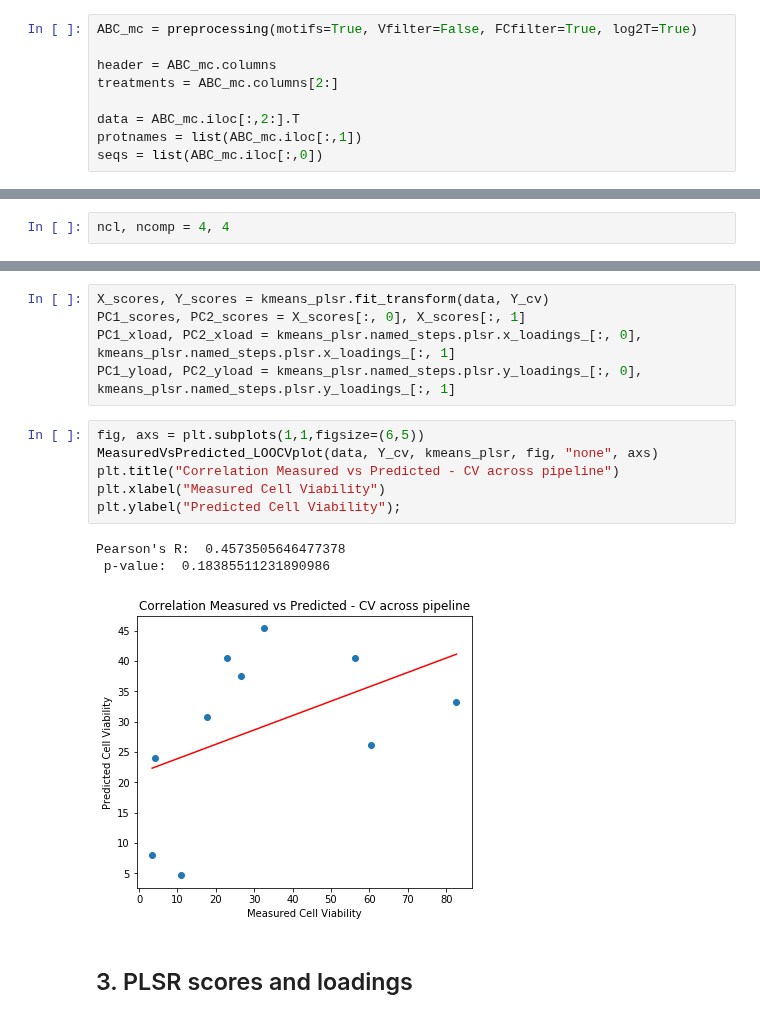
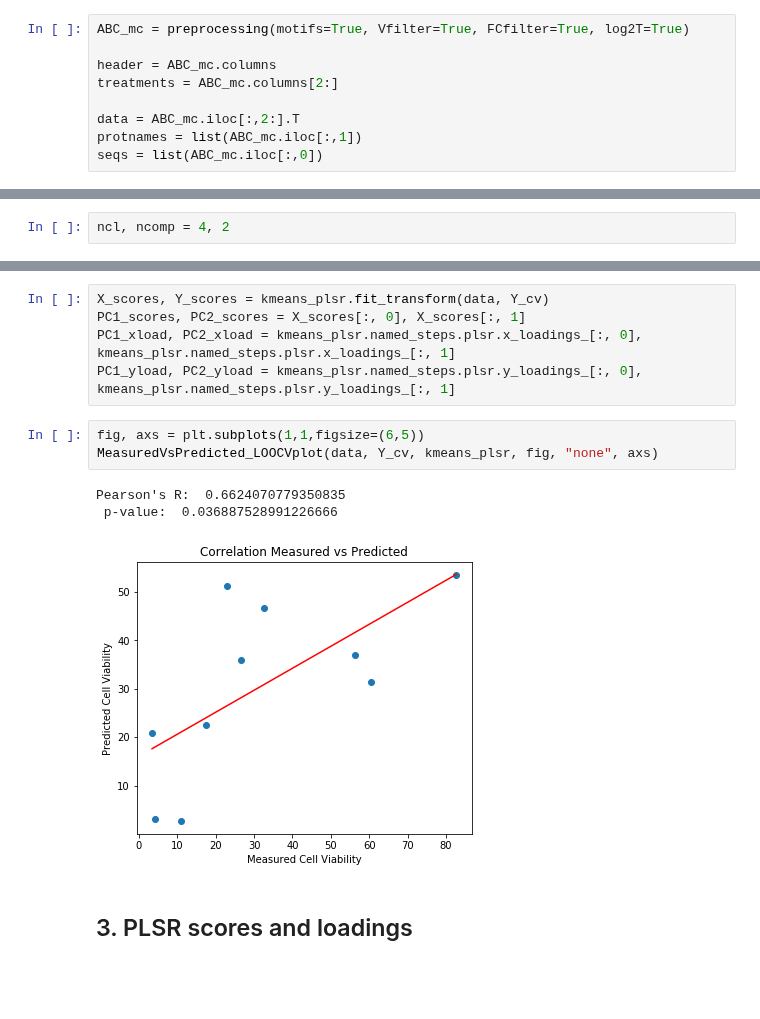
Before and after one commit to meyer-lab/DDMC, a Jupyter notebook: Figure2_kmeansPLSR.ipynb, the cells around one changed output, grey strips where cells are left out. Cells and saved outputs as stored; diff of their text form; blank space fills up the shorter version.

```diff
--- a/Figure2_kmeansPLSR.ipynb
+++ b/Figure2_kmeansPLSR.ipynb
@@ -23,7 +23,7 @@ warnings.simplefilter("ignore")
 # %% [markdown]
 ### Phosphorylation measurements:
 # %%
-ABC_mc = preprocessing(motifs=True, Vfilter=False, FCfilter=True, log2T=True)
+ABC_mc = preprocessing(motifs=True, Vfilter=True, FCfilter=True, log2T=True)
 
 header = ABC_mc.columns
 treatments = ABC_mc.columns[2:]
@@ -115,7 +133,7 @@ CVresults_min.nlargest(20, "mean_test_scores")
 # %% [markdown]
 ## 2. Model Predicted vs Actual for best Hyperparameter Set
 # %%
-ncl, ncomp = 4, 4
+ncl, ncomp = 4, 2
 # %% [markdown]
 ### 2.1 With CV Strategy 1:
 # %%
@@ -141,13 +159,10 @@ PC1_yload, PC2_yload = kmeans_plsr.named_steps.plsr.y_loadings_[:, 0], kmeans_pl
 # %%
 fig, axs = plt.subplots(1,1,figsize=(6,5))
 MeasuredVsPredicted_LOOCVplot(data, Y_cv, kmeans_plsr, fig, "none", axs)
-plt.title("Correlation Measured vs Predicted - CV across pipeline")
-plt.xlabel("Measured Cell Viability")
-plt.ylabel("Predicted Cell Viability");
 # %% [output]
-Pearson's R:  0.4573505646477378
- p-value:  0.18385511231890986
+Pearson's R:  0.6624070779350835
+ p-value:  0.036887528991226666
-[figure, old version]
+[figure, new version]
 # %% [markdown]
 ## 3. PLSR scores and loadings
 # %%
```
Also changed, not shown: parts of 9 cells of this notebook, 4 other files.
